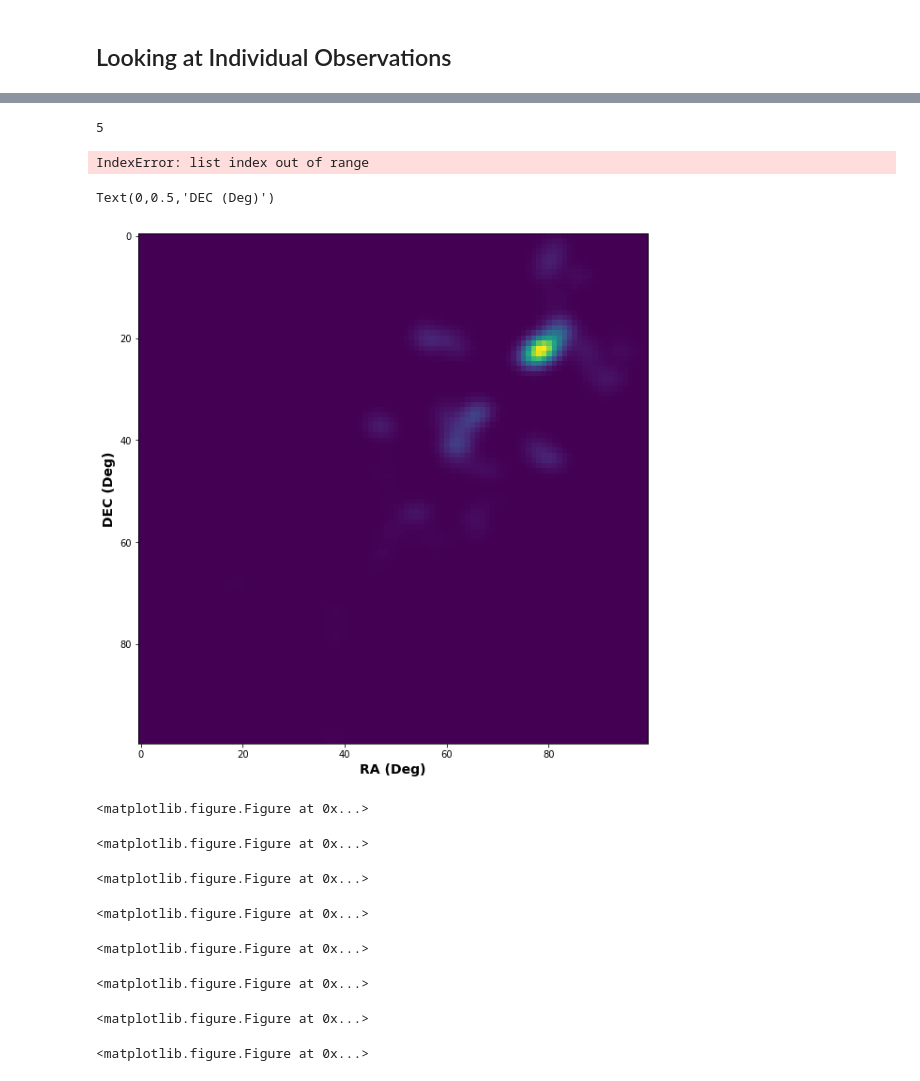
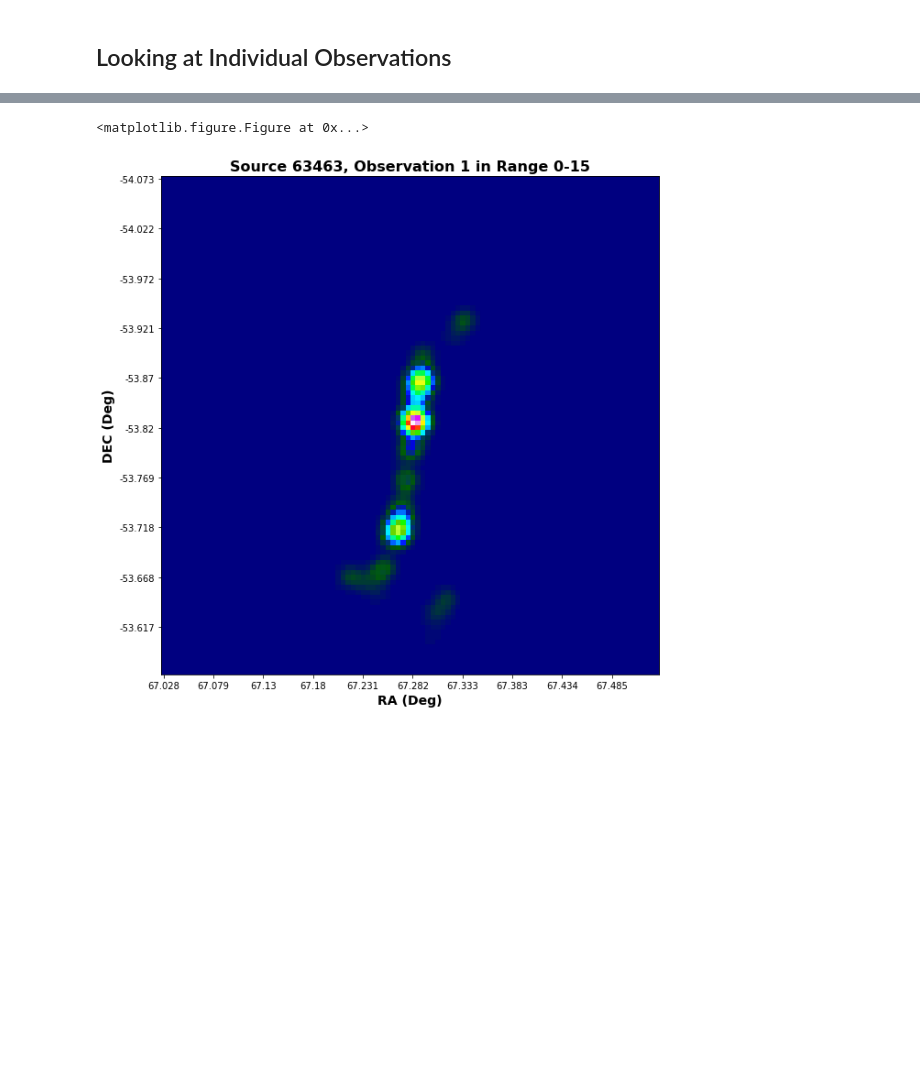
Before and after one commit to kelceydavis33/Source_Matching, a Jupyter notebook: GLEAM_p37.ipynb, the cells around one changed output, grey strips where cells are left out. Saved outputs shown, nothing was run; the diff lists cells and outputs as text; code cells hidden in the pictures; blank space fills up the shorter version.

```diff
--- a/GLEAM_p37.ipynb
+++ b/GLEAM_p37.ipynb
@@ -995,16 +1009,0 @@ obs = indv_obs_smooth(table, 75219)
-# %%
-np.array(obs['data']).shape[0]
-# %% [output]
-5
-# %%
-obs['data'][5]
-# %% [output]
-IndexError: list index out of range
-# %%
-plt.imshow(obs['data'][3][::-1])
-plt.xlabel('RA (Deg)')
-plt.ylabel('DEC (Deg)')
-#plt.gca().invert_yaxis();
-# %% [output]
-Text(0,0.5,'DEC (Deg)')
-[figure, removed]
@@ -1018,14 +1010,5 @@ def make_fits_file(table, index):
-# %%
-make_fits_file(table, 75219)
-# %% [output]
-<matplotlib.figure.Figure at 0x...>
-<matplotlib.figure.Figure at 0x...>
-<matplotlib.figure.Figure at 0x...>
-<matplotlib.figure.Figure at 0x...>
-<matplotlib.figure.Figure at 0x...>
 # %%
-make_fits_file(table, 63463)
+make_png(table, 63463)
 # %% [output]
 <matplotlib.figure.Figure at 0x...>
-<matplotlib.figure.Figure at 0x...>
-<matplotlib.figure.Figure at 0x...>
+[figure, added]
```
Also changed, not shown: parts of 16 cells of this notebook.
